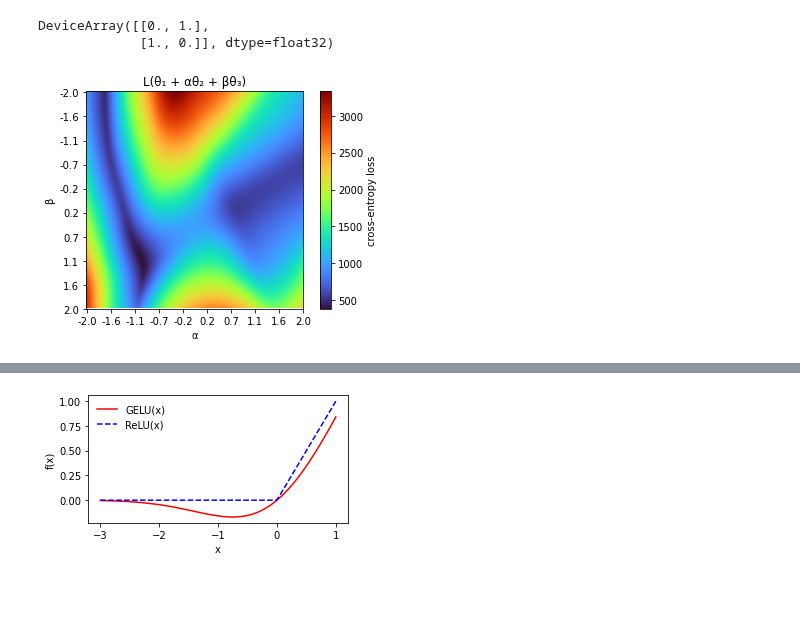
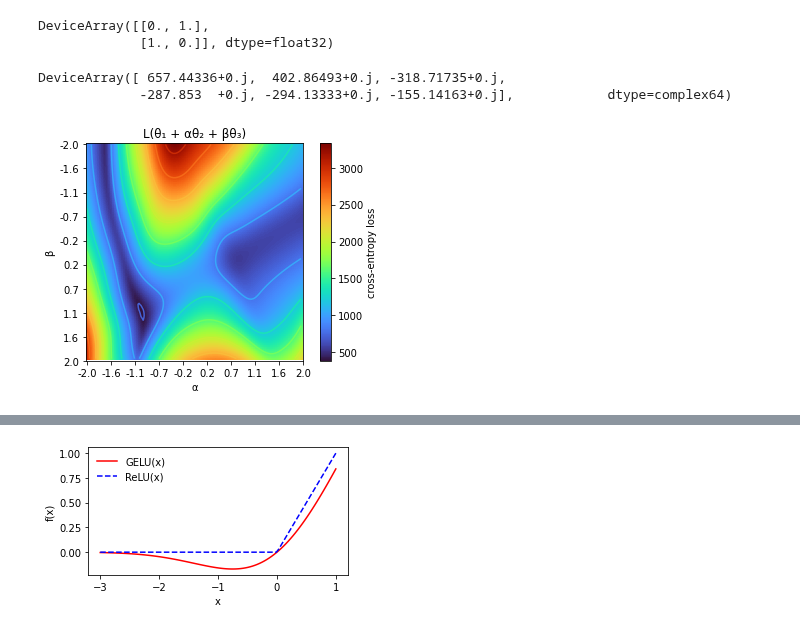
Before and after one commit to jancervenka/notebooks, a Jupyter notebook: jax_hessian.ipynb, the cells around one changed output, grey strips where cells are left out. Saved outputs shown, nothing was run; the diff lists cells and outputs as text; code cells hidden in the pictures; blank space fills up the shorter version.

```diff
--- a/jax_hessian.ipynb
+++ b/jax_hessian.ipynb
@@ -169,41 +167,49 @@ eigenvals = jnp.linalg.eig(jnp.around(jnp.array(H), decimals=1))[0]
+# %%
+jnp.linalg.eig(H)[0][:6]
+# %% [output]
+DeviceArray([ 657.44336+0.j,  402.86493+0.j, -318.71735+0.j,
+             -287.853  +0.j, -294.13333+0.j, -155.14163+0.j],            dtype=complex64)
 # %%
 np.random.seed(43)
 flat_params_2 = np.random.randn(total_params)
 flat_params_3 = np.random.randn(total_params)
 # %%
-space = np.linspace(-2, 2, 100)
+lims = np.linspace(-2, 2, 100)
 losses = [
     [
         loss(
-            flat_params + alpha * flat_params_2 + beta * flat_params_3
+            flat_params
+            + alpha * flat_params_2
+            + beta * flat_params_3
         )
-        for alpha in space
-    ] for beta in space
+        for alpha in lims
+    ] for beta in lims
 ]
 # %%
-def get_ticks(space):
+def get_ticks(lims):
     return (
-        np.linspace(0, len(space), 10),
-        [f"{x:.1f}" for x in np.linspace(space.min(), space.max(), 10)]
+        np.linspace(0, len(lims), 10),
+        [f"{x:.1f}" for x in np.linspace(lims.min(), lims.max(), 10)]
     )
 # %%
 plt.subplots(1, 1, figsize=(6, 4))
 
+plt.contour(losses, cmap="turbo")
 plt.imshow(losses, cmap="turbo")
-plt.xticks(*get_ticks(space))
-plt.yticks(*get_ticks(space))
+plt.xticks(*get_ticks(lims))
+plt.yticks(*get_ticks(lims))
 plt.ylabel("β")
 plt.xlabel("α")
 plt.title("L(θ₁ + αθ₂ + βθ₃)")
 
 cbar = plt.colorbar()
 cbar.set_label("cross-entropy loss")
 
 fig_path = os.path.join(
     usr, "Documents/site/assets/img/loss_map.svg"
 )
-plt.savefig(fig_path, transparent=True)
+# plt.savefig(fig_path, transparent=True)
 
 plt.show()
 # %% [output]
-[figure, old version]
+[figure, new version]
```
Also changed, not shown: parts of 2 cells of this notebook.
